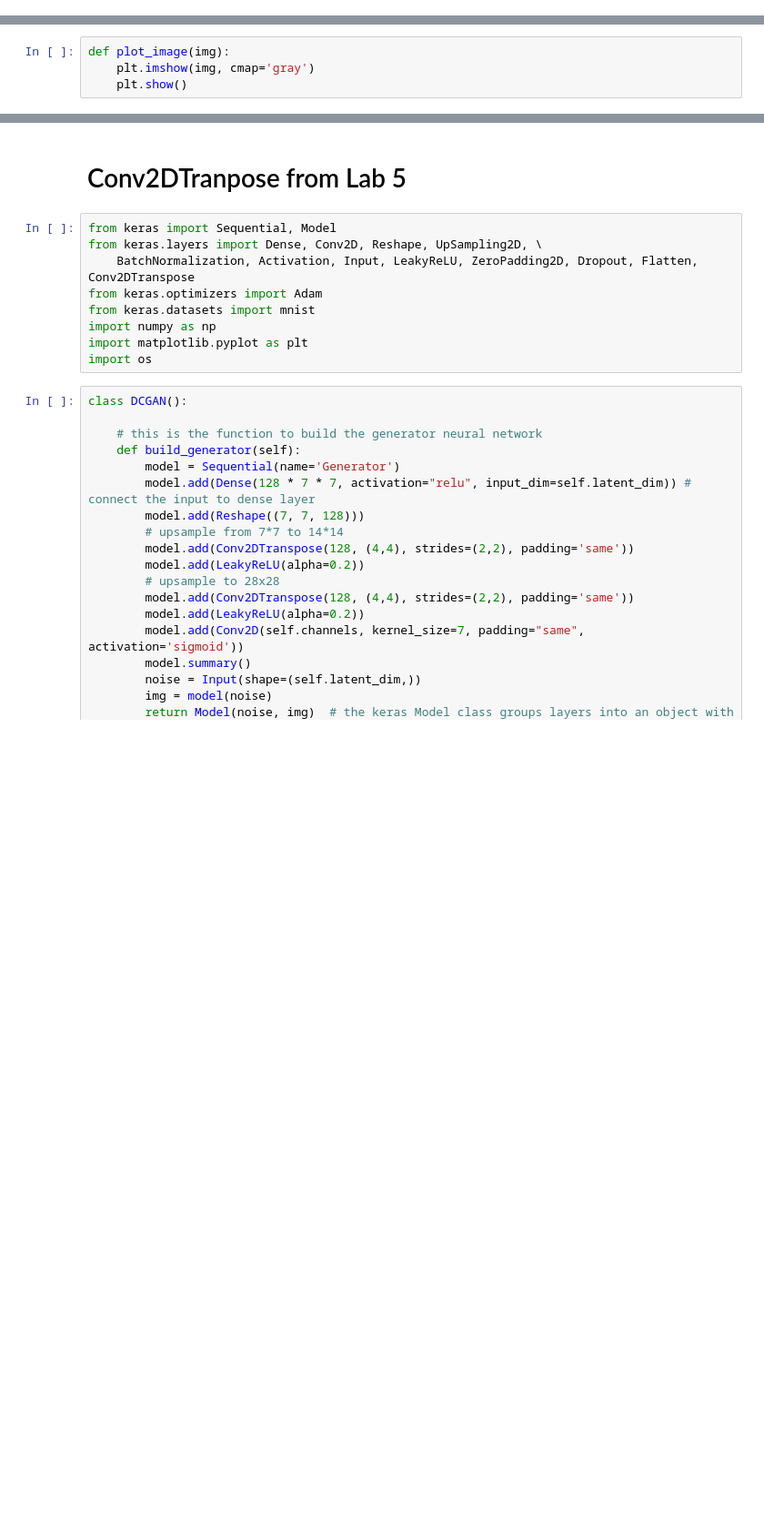
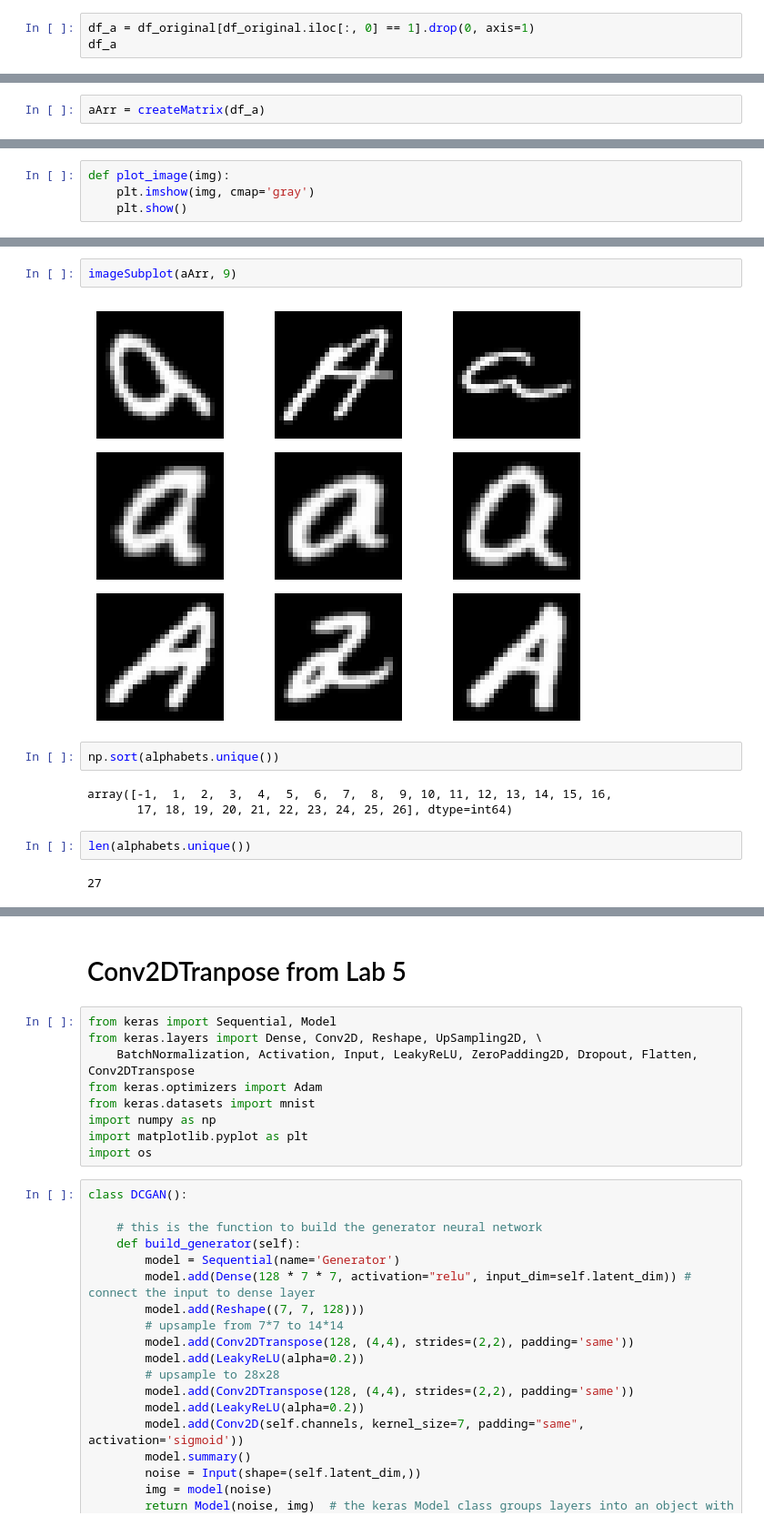
Before and after one commit to shoelesshoe/DELECA2, a Jupyter notebook: CA2 Part A.ipynb, the cells around one changed output, grey strips where cells are left out. Shown at 91% size. Saved outputs shown, nothing was run; the diff lists cells and outputs as text; blank space fills up the shorter version.

```diff
--- a/CA2 Part A.ipynb
+++ b/CA2 Part A.ipynb
@@ -44,0 +60,3 @@ len(alphabets.unique())
+# %%
+df_a = df_original[df_original.iloc[:, 0] == 1].drop(0, axis=1)
+df_a
@@ -56,2 +113,4 @@ print(np.array(imageArr).shape)
 # %% [output]
 (99040, 28, 28)
+# %%
+aArr = createMatrix(df_a)
@@ -77,0 +148,13 @@ plt.show()
+# %%
+imageSubplot(aArr, 9)
+# %% [output]
+[figure, added]
+# %%
+np.sort(alphabets.unique())
+# %% [output]
+array([-1,  1,  2,  3,  4,  5,  6,  7,  8,  9, 10, 11, 12, 13, 14, 15, 16,
+       17, 18, 19, 20, 21, 22, 23, 24, 25, 26], dtype=int64)
+# %%
+len(alphabets.unique())
+# %% [output]
+27
```
Also changed, not shown: parts of 24 cells of this notebook.
